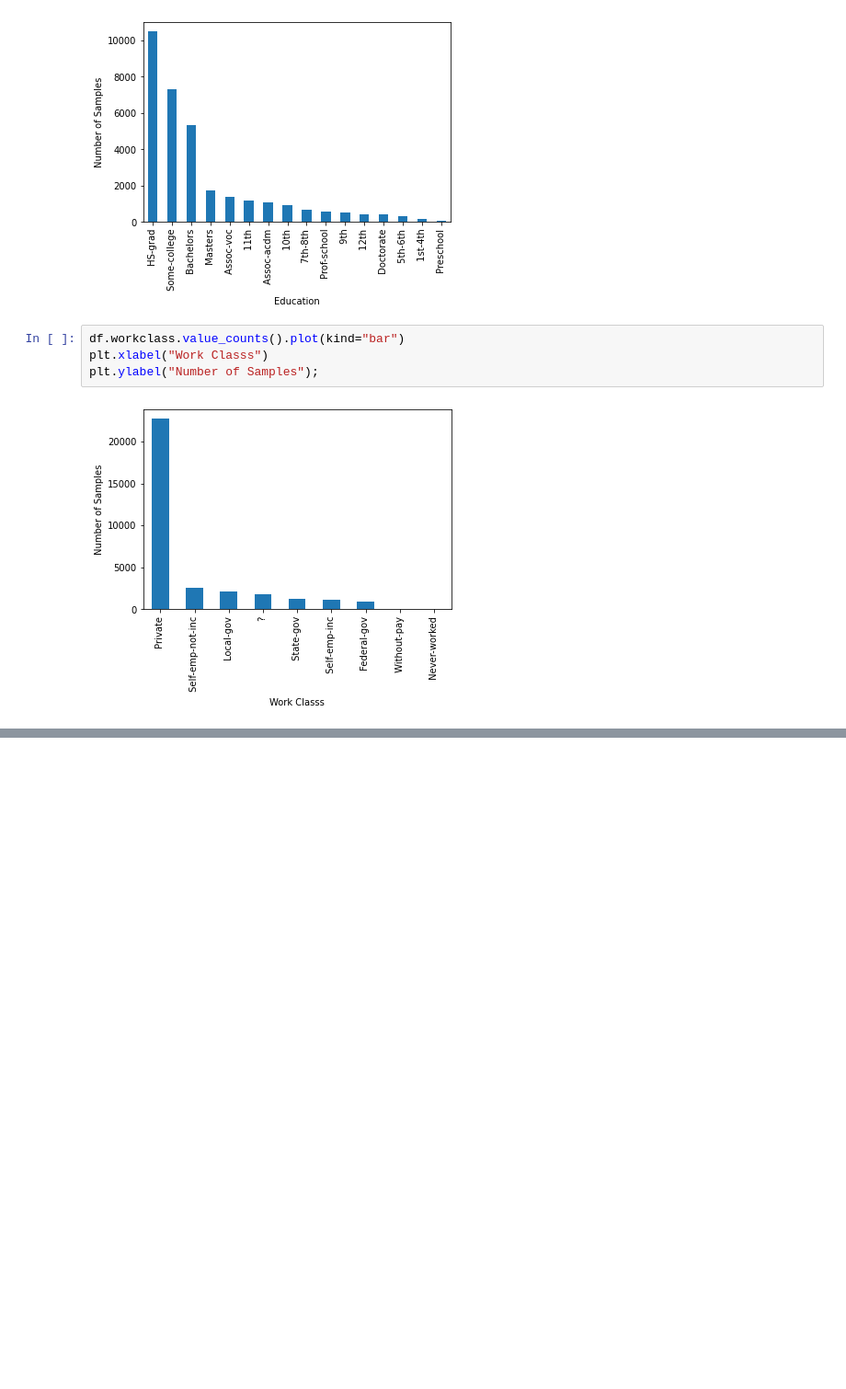
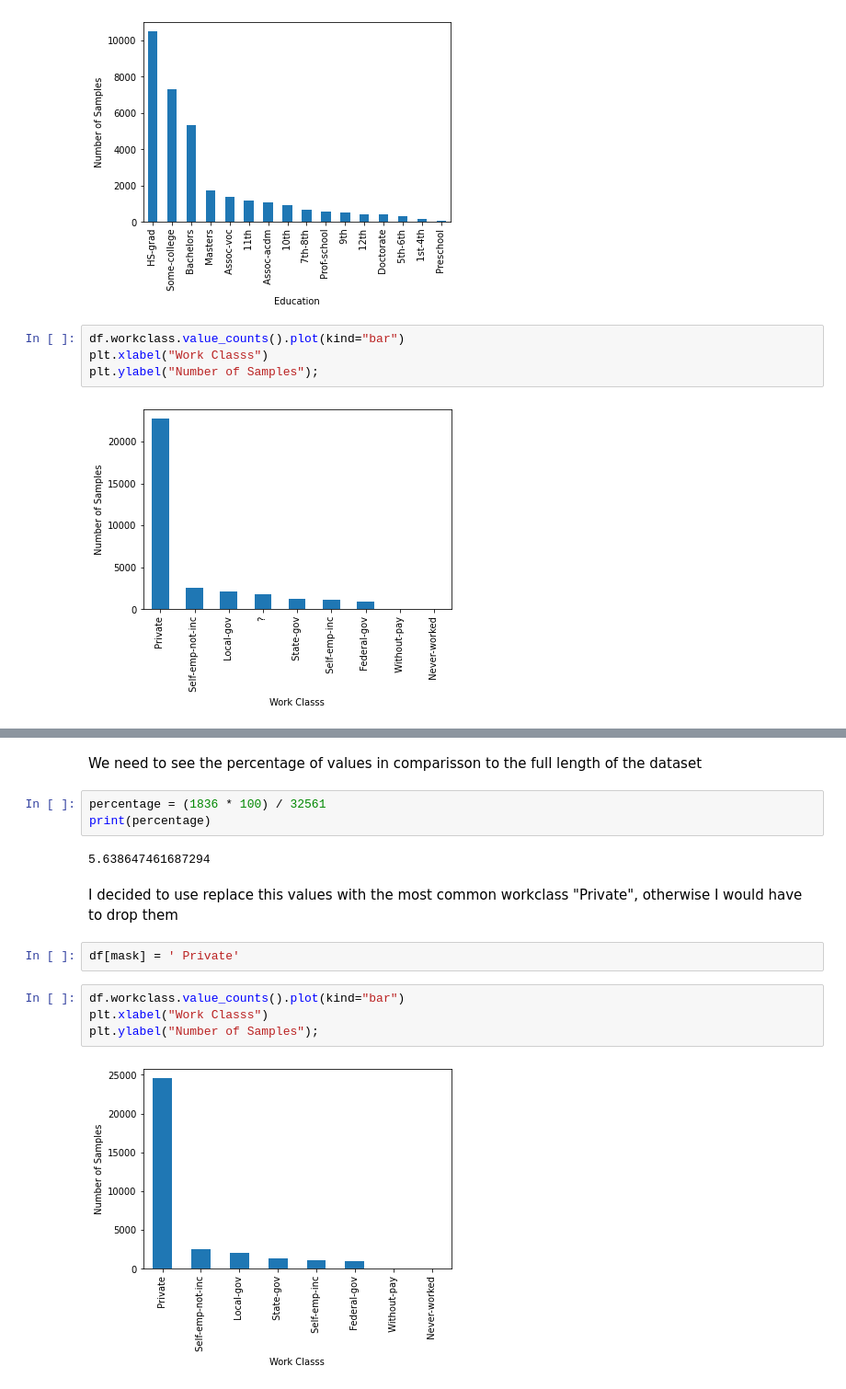
Before and after one commit to apolanco3225/CI-CD-IncomePrediction, a Jupyter notebook: EDA/EDA.ipynb, the cells around one changed output, grey strips where cells are left out. Shown: that part at 92% size. Cells and saved outputs as stored; diff of their text form; blank space fills up the shorter version.

```diff
--- a/EDA/EDA.ipynb
+++ b/EDA/EDA.ipynb
@@ -139,5 +129,22 @@ len(df[mask])
 # %% [output]
 1836
+# %% [markdown]
+We need to see the percentage of values in comparisson to the full length of the dataset
+# %%
+percentage = (1836 * 100) / 32561
+print(percentage)
+# %% [output]
+5.638647461687294
+# %% [markdown]
+I decided to use replace this values with the most common workclass "Private", otherwise I would have to drop them
+# %%
+df[mask] = ' Private'
+# %%
+df.workclass.value_counts().plot(kind="bar")
+plt.xlabel("Work Classs")
+plt.ylabel("Number of Samples");
+# %% [output]
+[figure, added]
 # %%
 df.marital_status.value_counts().plot(kind="bar")
 plt.xlabel("Marital Status")
```
Also changed, not shown: parts of 22 cells of this notebook, 4 other files.
